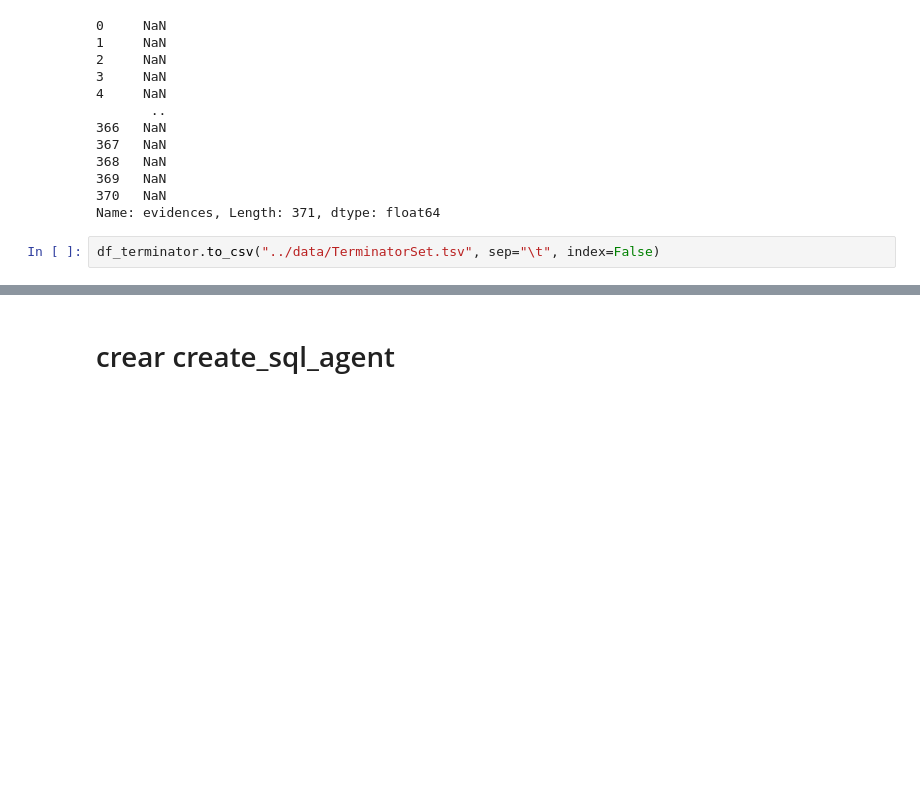
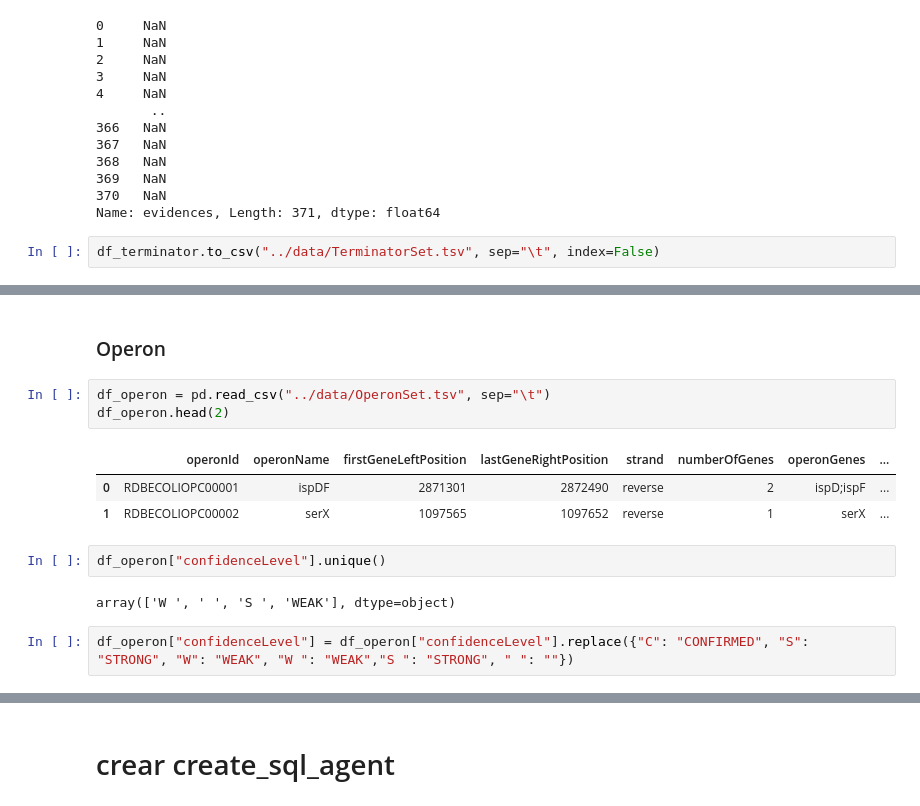
Before and after one commit to LeonelValencia/curso-langchain-qa-documents, a Jupyter notebook: notebooks/agente_sql.ipynb, the cells around one changed output, grey strips where cells are left out. Cells and saved outputs as stored; diff of their text form; blank space fills up the shorter version.

```diff
--- a/notebooks/agente_sql.ipynb
+++ b/notebooks/agente_sql.ipynb
@@ -113,0 +141,15 @@ df_terminator.to_csv("../data/TerminatorSet.tsv", sep="\t", index=False)
+# %% [markdown]
+### Operon
+# %%
+df_operon = pd.read_csv("../data/OperonSet.tsv", sep="\t")
+df_operon.head(2)
+# %% [output]
+|  | operonId | operonName | firstGeneLeftPosition | lastGeneRightPosition | strand | numberOfGenes | operonGenes | ... |
+| 0 | RDBECOLIOPC00001 | ispDF | 2871301 | 2872490 | reverse | 2 | ispD;ispF | ... |
+| 1 | RDBECOLIOPC00002 | serX | 1097565 | 1097652 | reverse | 1 | serX | ... |
+# %%
+df_operon["confidenceLevel"].unique()
+# %% [output]
+array(['W ', ' ', 'S ', 'WEAK'], dtype=object)
+# %%
+df_operon["confidenceLevel"] = df_operon["confidenceLevel"].replace({"C": "CONFIRMED", "S": "STRONG", "W": "WEAK", "W ": "WEAK","S ": "STRONG", " ": ""})
```
Also changed, not shown: parts of 29 cells of this notebook, 5 other files.
